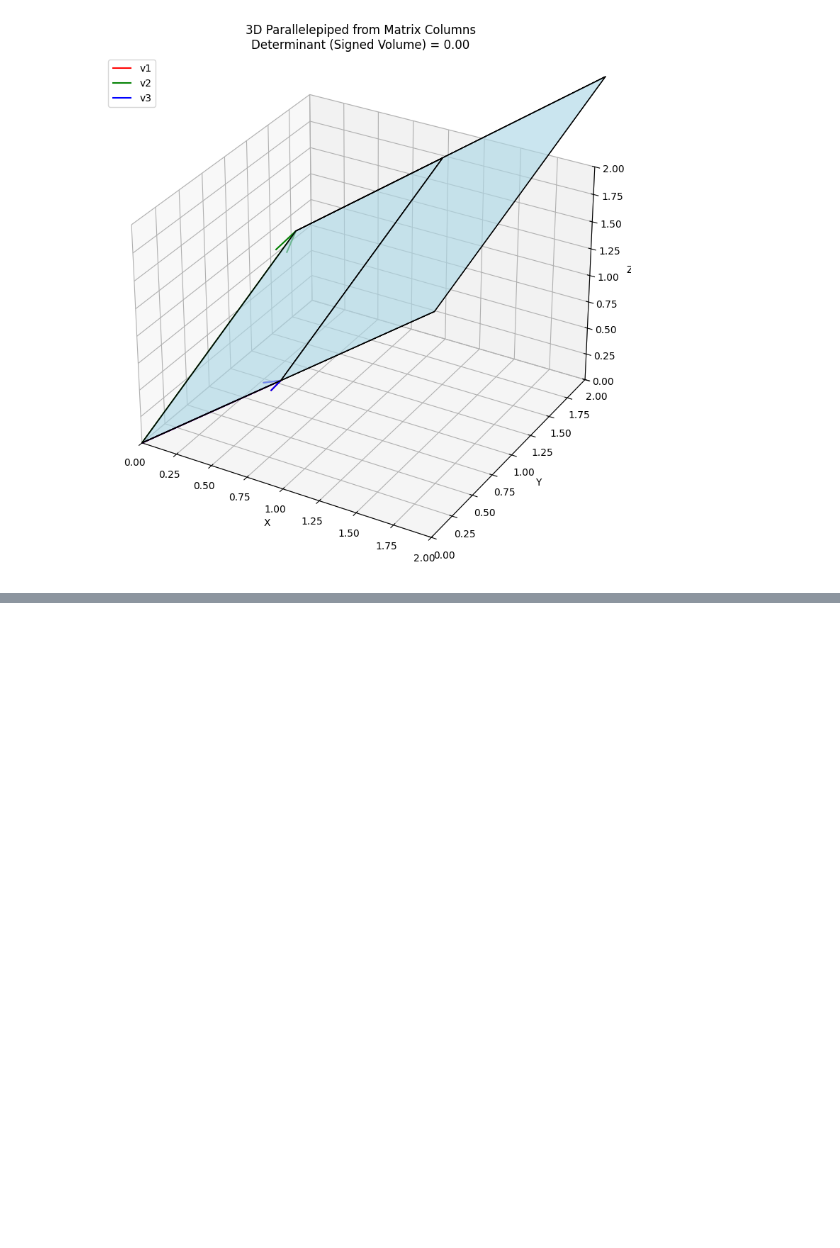
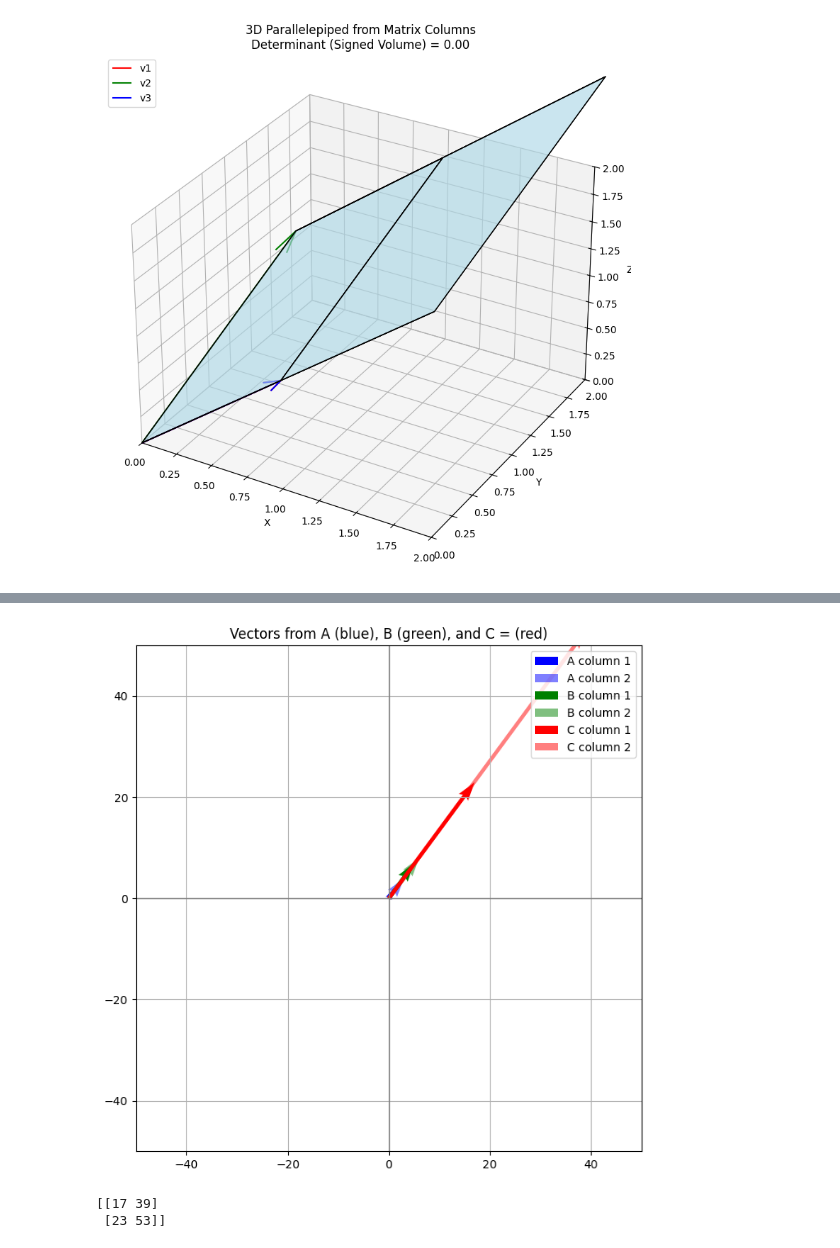
Before and after one commit to satishsharma27/Linear_Algebra, a Jupyter notebook: vector_visualization.ipynb, the cells around one changed output, grey strips where cells are left out. Cells and saved outputs as stored; diff of their text form; code cells hidden in the pictures; blank space fills up the shorter version.

```diff
--- a/vector_visualization.ipynb
+++ b/vector_visualization.ipynb
@@ -255,0 +410,6 @@ plt.show()
+# %%
+visualize_matrix_multiplication_B_A(A,B)
+# %% [output]
+[figure, added]
+[[17 39]
+ [23 53]]
```
Also changed, not shown: parts of 9 cells of this notebook.
